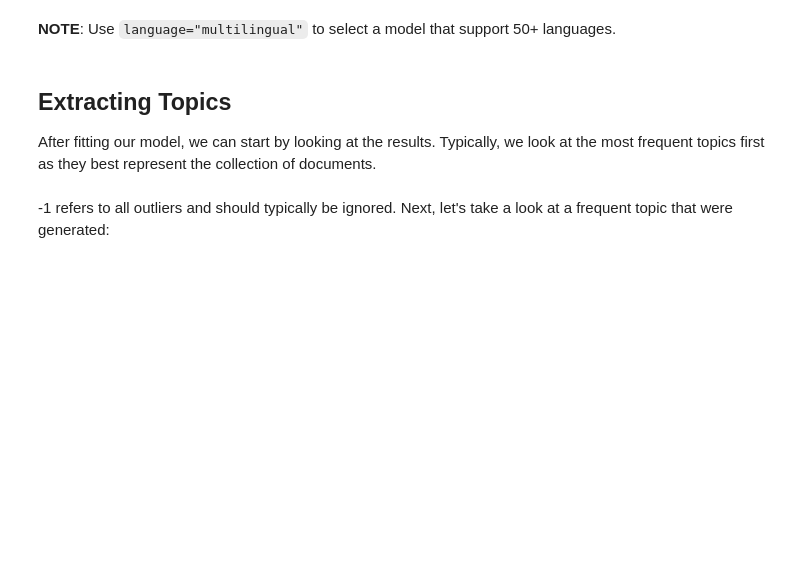
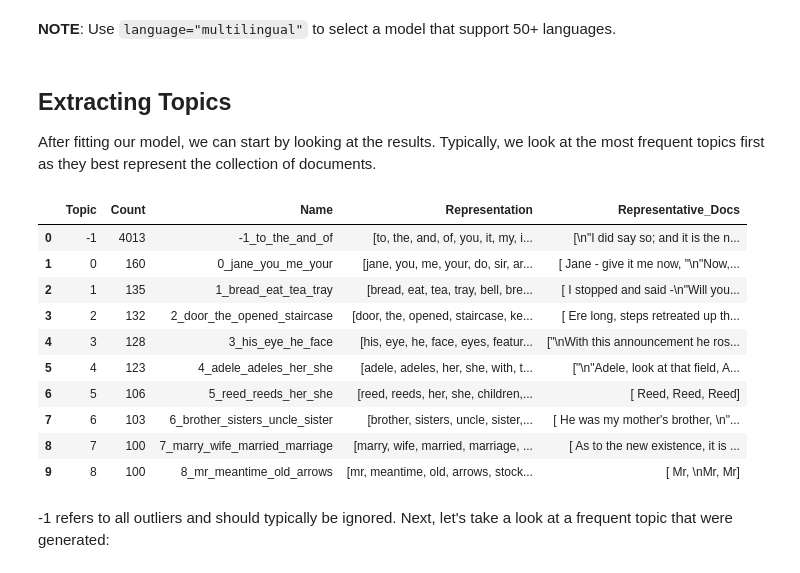
Before and after one commit to CDS-AU-DK/cds-language, a Jupyter notebook: nbs/session09b_inclass_rdkm.ipynb, the cells around one changed output. Drawn from its saved outputs; the diff is of its cells as text; code cells hidden in the pictures; blank space fills up the shorter version.

```diff
--- a/nbs/session09b_inclass_rdkm.ipynb
+++ b/nbs/session09b_inclass_rdkm.ipynb
@@ -11,5 +11,6 @@ import pandas as pd
 from sklearn.feature_extraction.text import CountVectorizer
 from bertopic import BERTopic
 # %%
-with open("path/to/novel", "r") as f:
+inpath = os.path.join("..", "data", "Cbronte_Jane_1847.txt")
+with open(inpath, "r") as f:
     text = f.read()
@@ -44,7 +78,19 @@ topics, probs = topic_model.fit_transform(docs)
 After fitting our model, we can start by looking at the results. Typically, we look at the most frequent topics first as they best represent the collection of documents.
 # %%
 freq = topic_model.get_topic_info()
-freq.head(5)
+freq.head(10)
+# %% [output]
+|  | Topic | Count | Name | Representation | Representative_Docs |
+| 0 | -1 | 4013 | -1_to_the_and_of | [to, the, and, of, you, it, my, i... | [\n"I did say so; and it is the n... |
+| 1 | 0 | 160 | 0_jane_you_me_your | [jane, you, me, your, do, sir, ar... | [ Jane - give it me now, "\n"Now,... |
+| 2 | 1 | 135 | 1_bread_eat_tea_tray | [bread, eat, tea, tray, bell, bre... | [ I stopped and said -\n"Will you... |
+| 3 | 2 | 132 | 2_door_the_opened_staircase | [door, the, opened, staircase, ke... | [ Ere long, steps retreated up th... |
+| 4 | 3 | 128 | 3_his_eye_he_face | [his, eye, he, face, eyes, featur... | ["\nWith this announcement he ros... |
+| 5 | 4 | 123 | 4_adele_adeles_her_she | [adele, adeles, her, she, with, t... | ["\n"Adele, look at that field, A... |
+| 6 | 5 | 106 | 5_reed_reeds_her_she | [reed, reeds, her, she, children,... | [ Reed, Reed, Reed] |
+| 7 | 6 | 103 | 6_brother_sisters_uncle_sister | [brother, sisters, uncle, sister,... | [ He was my mother's brother, \n"... |
+| 8 | 7 | 100 | 7_marry_wife_married_marriage | [marry, wife, married, marriage, ... | [ As to the new existence, it is ... |
+| 9 | 8 | 100 | 8_mr_meantime_old_arrows | [mr, meantime, old, arrows, stock... | [ Mr, \nMr, Mr] |
 # %% [markdown]
 -1 refers to all outliers and should typically be ignored. Next, let's take a look at a frequent topic that were generated:
 # %%
```
Also changed, not shown: parts of 8 cells of this notebook, 2 other files.
